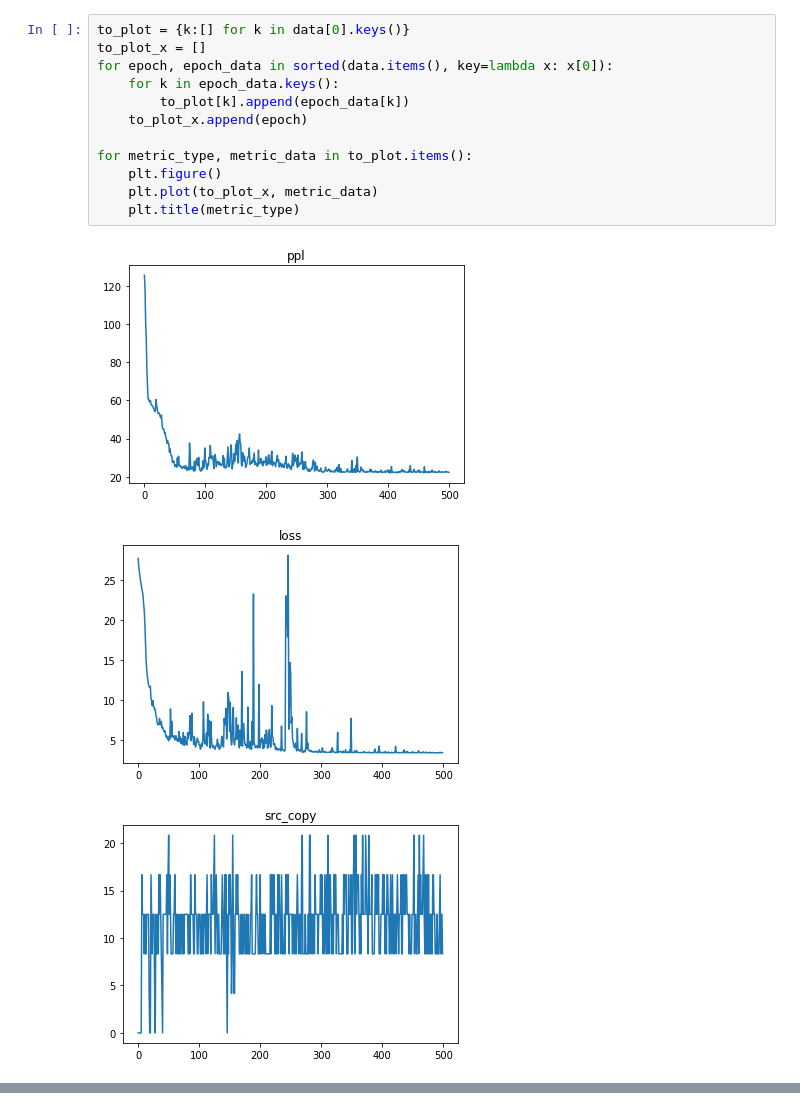
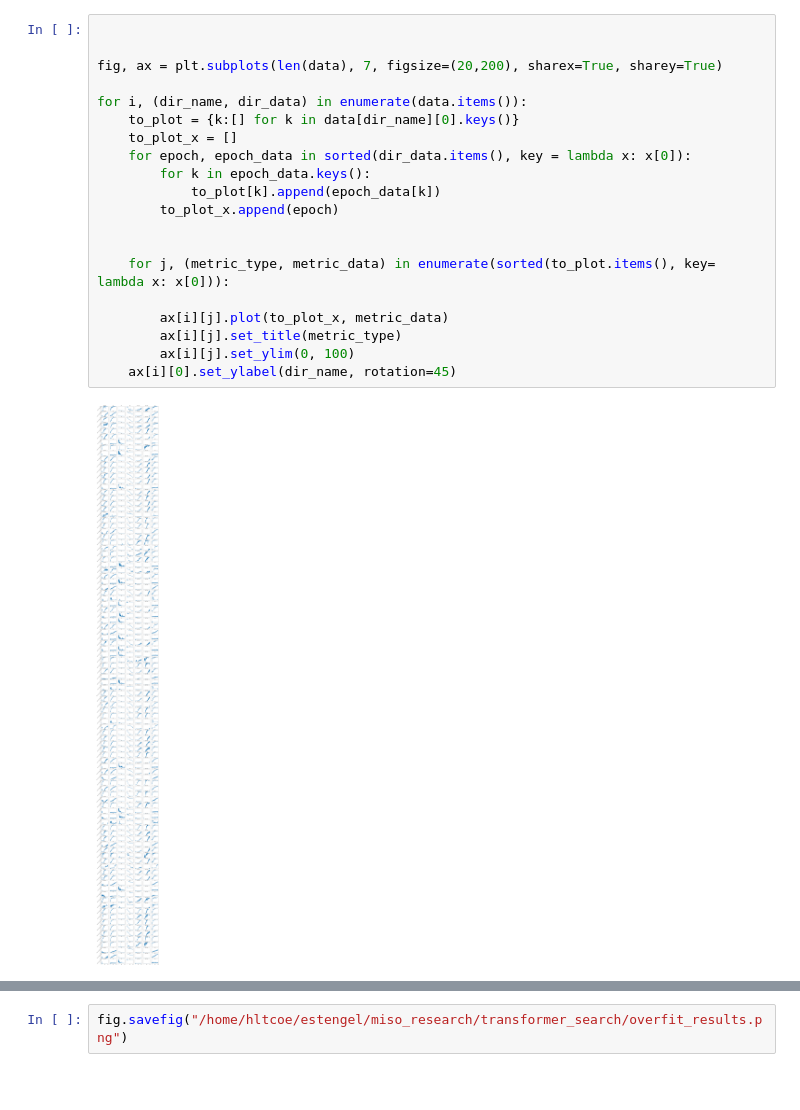
Before and after one commit to esteng/miso_uds, a Jupyter notebook: transformer_search/overfit_learning_curves.ipynb, the cells around one changed output, grey strips where cells are left out. Cells and saved outputs as stored; diff of their text form; blank space fills up the shorter version.

```diff
--- a/transformer_search/overfit_learning_curves.ipynb
+++ b/transformer_search/overfit_learning_curves.ipynb
@@ -30,16 +40,22 @@ print(len(data))
 # %%
-to_plot = {k:[] for k in data[0].keys()}
-to_plot_x = []
-for epoch, epoch_data in sorted(data.items(), key=lambda x: x[0]):
-    for k in epoch_data.keys():
-        to_plot[k].append(epoch_data[k])
-    to_plot_x.append(epoch)
 
-for metric_type, metric_data in to_plot.items():
-    plt.figure()
-    plt.plot(to_plot_x, metric_data)
-    plt.title(metric_type)
+
+fig, ax = plt.subplots(len(data), 7, figsize=(20,200), sharex=True, sharey=True)
+
+for i, (dir_name, dir_data) in enumerate(data.items()):
+    to_plot = {k:[] for k in data[dir_name][0].keys()}
+    to_plot_x = []
+    for epoch, epoch_data in sorted(dir_data.items(), key = lambda x: x[0]):
+        for k in epoch_data.keys():
+            to_plot[k].append(epoch_data[k])
+        to_plot_x.append(epoch)
+
+
+    for j, (metric_type, metric_data) in enumerate(sorted(to_plot.items(), key= lambda x: x[0])):
+
+        ax[i][j].plot(to_plot_x, metric_data)
+        ax[i][j].set_title(metric_type)
+        ax[i][j].set_ylim(0, 100)
+    ax[i][0].set_ylabel(dir_name, rotation=45)
 # %% [output]
-[figure, old version]
+[figure, new version]
-[figure, removed]
-[figure, removed]
@@ -49,0 +62,2 @@ for metric_type, metric_data in to_plot.items():
+# %%
+fig.savefig("/home/hltcoe/estengel/miso_research/transformer_search/overfit_results.png")
```
Also changed, not shown: parts of 3 cells of this notebook, 1 other file.
